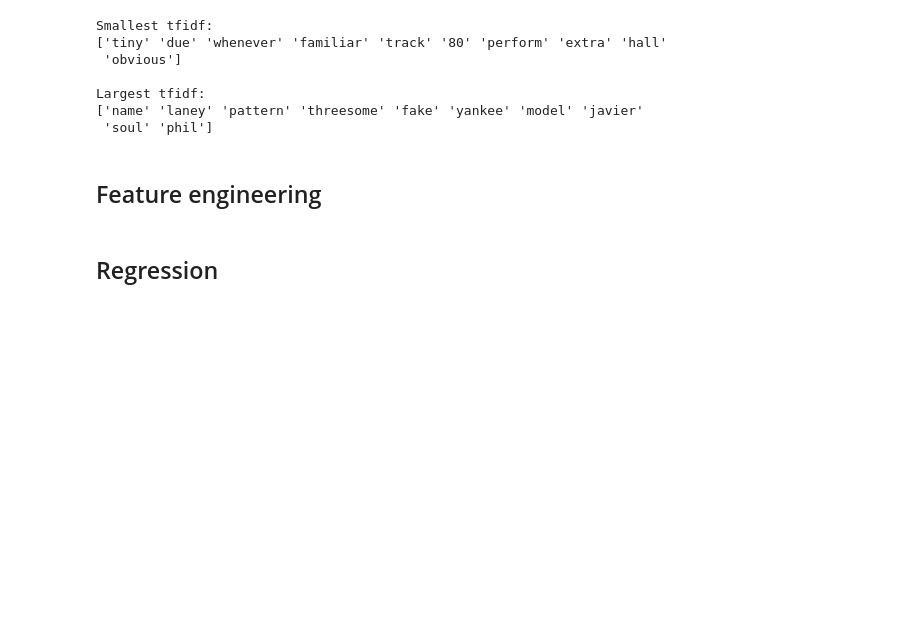
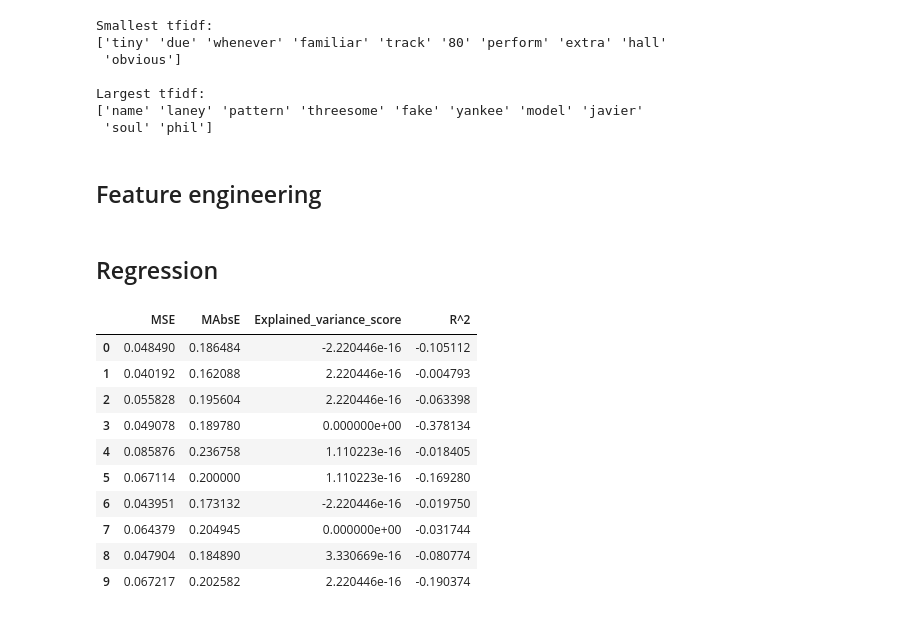
Before and after one commit to ranilovi/SATC_rating_prediction, a Jupyter notebook: text_processing.ipynb, the cells around one changed output. Saved outputs shown, nothing was run; the diff lists cells and outputs as text; code cells hidden in the pictures; blank space fills up the shorter version.

```diff
--- a/text_processing.ipynb
+++ b/text_processing.ipynb
@@ -254,8 +254,3 @@ Largest tfidf:
  'soul' 'phil']
 # %% [markdown]
 ## Feature engineering
-# %%
-#getting topK highest tfidf words
-k=500
-
-top_k_tfidf = feature_names[sorted_tfidf_index[:-(k+1):-1]]
@@ -269,12 +274,55 @@ top_k_tf = counter.most_common(k)
+# %%
+features_words = get_features('tfidf',50)
 # %% [markdown]
 ## Regression
 # %%
 from sklearn import linear_model
+from sklearn.linear_model import LassoCV
+from sklearn.linear_model import Lasso
 
-lm = LassoCV(alphas=[.01,.1,1,10,100])
+lm = LassoCV(n_alphas=100, alphas=[.01,.1,1,10,100])
 
-features_df = data[data.columns[:-2]]
+features_df = satc_tfidf[satc_tfidf.columns[4:]].filter(features_words,axis=1)
 features = features_df.as_matrix()
 
-target_df = data['target']
+target_df = satc_tfidf['Rating']
 target = target_df.as_matrix()
+# %%
+from sklearn.cross_validation import train_test_split
+import sklearn.metrics as metrics
+
+cms={}
+labels = satc_tfidf['Rating'].unique()
+num_run = 10
+
+for i in range (num_run):
+
+    # separate datasets into training and test datasets once, no folding
+    features_train, features_test, target_train, target_test = train_test_split(features, target, test_size=0.3)
+
+    # train the features and target datasets and fit to a model
+    trained_lm = lm.fit(features_train, target_train)
+
+
+    # predict target with feature test set using trained model
+    target_pred_train = list(trained_lm.predict(features_train))
+    target_pred_test = list(trained_lm.predict(features_test))
+
+    cms[i]=[metrics.mean_squared_error(target_test, target_pred_test),
+            metrics.mean_absolute_error (target_test, target_pred_test),
+            metrics.explained_variance_score(target_test, target_pred_test),
+            metrics.r2_score(target_test, target_pred_test)]
+# %%
+pd.DataFrame.from_dict(data=cms,orient='index',columns=['MSE','MAbsE', 'Explained_variance_score','R^2'])
+# %% [output]
+|  | MSE | MAbsE | Explained_variance_score | R^2 |
+| 0 | 0.048490 | 0.186484 | -2.220446e-16 | -0.105112 |
+| 1 | 0.040192 | 0.162088 | 2.220446e-16 | -0.004793 |
+| 2 | 0.055828 | 0.195604 | 2.220446e-16 | -0.063398 |
+| 3 | 0.049078 | 0.189780 | 0.000000e+00 | -0.378134 |
+| 4 | 0.085876 | 0.236758 | 1.110223e-16 | -0.018405 |
+| 5 | 0.067114 | 0.200000 | 1.110223e-16 | -0.169280 |
+| 6 | 0.043951 | 0.173132 | -2.220446e-16 | -0.019750 |
+| 7 | 0.064379 | 0.204945 | 0.000000e+00 | -0.031744 |
+| 8 | 0.047904 | 0.184890 | 3.330669e-16 | -0.080774 |
+| 9 | 0.067217 | 0.202582 | 2.220446e-16 | -0.190374 |
```
Also changed, not shown: parts of 3 cells of this notebook.
